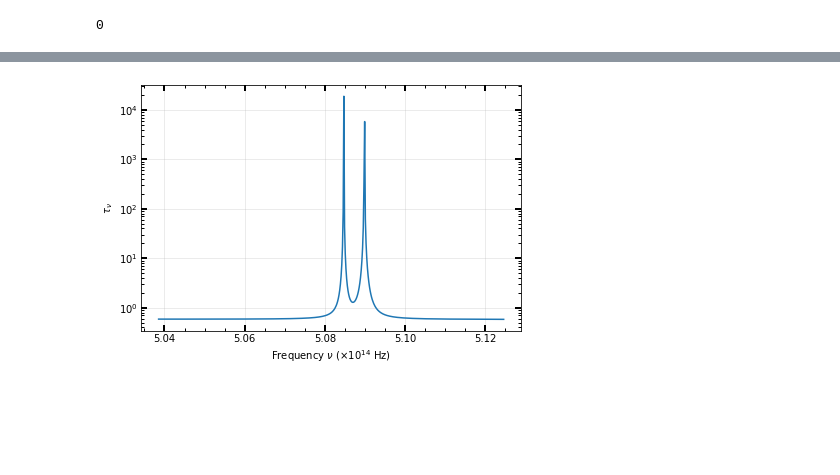
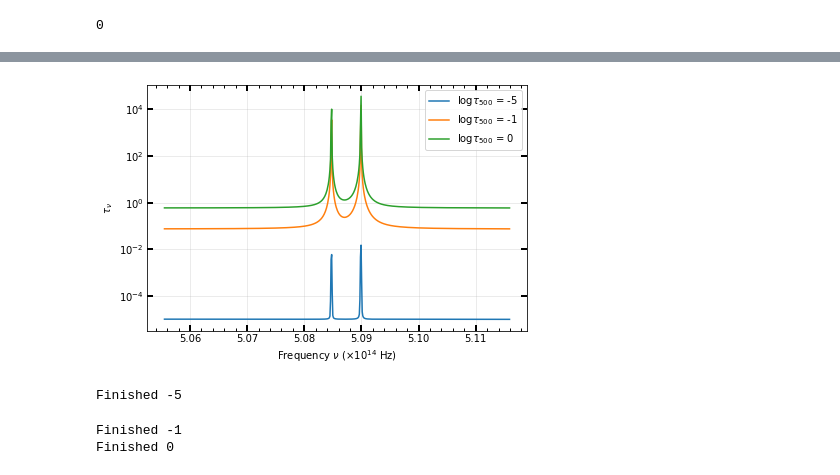
Before and after one commit to kyleneumann/Astro530, a Jupyter notebook: hw11.ipynb, the cells around one changed output, grey strips where cells are left out. Saved outputs shown, nothing was run; the diff lists cells and outputs as text; code cells hidden in the pictures; blank space fills up the shorter version.

```diff
--- a/hw11.ipynb
+++ b/hw11.ipynb
@@ -148,6 +153,7 @@ def tau_nu(t500,nu=1*u.Hz,lam = None,n_size = 0.01,tmin = None,log_bool = True,*
             pass
     if log_bool:
         t_arr = 10**(np.arange(-7.5,np.log10(t500),n_size))
+        np.insert(t_arr,0,0)
     else:
         t_arr = np.arange(0,t500+0.01*n_size,n_size)
 
@@ -243,7 +249,14 @@ tmax = 4
 n_size = 0.2
 #t500_arr = np.arange(tmin,tmax+0.01*n_size,n_size)
 t500_arr = 10**(np.arange(np.log10(tmin),np.log10(tmax),n_size))
-tn = tau_nu(tmax,lam = 5860*u.AA,n_size=n_size,tmin=tmin,log_bool=True)
+# t500_arr = np.insert(t500_arr,0,0)
+
+wave_interest = np.array([5890,5896,5910])*u.AA
+tn_arr = []
+for lamb in wave_interest:
+    tn = tau_nu(tmax,lam = lamb,n_size=n_size,tmin=tmin,log_bool=True)
+    tn_arr.append(tn)
+tn_arr = np.array(tn_arr)
 #print(tau_nu(.995,lam = 5896*u.AA,n_size=0.4,ideal_gas=True))
 # %% [output]
 [3.16227766e-08 5.01187234e-08 7.94328235e-08 1.25892541e-07
@@ -288,8 +309,14 @@ fig.savefig(output_file,bbox_inches='tight')
 # %%
 n_size = 0.3
 #t500_arr = np.arange(tmin,tmax+0.01*n_size,n_size)
-wave_arr = np.linspace(5850,5950,500)*u.AA
+wave_arr = np.linspace(5860,5930,600)*u.AA
 freq_arr = wave_arr.to(u.Hz,equivalencies=u.spectral())
-tn = tau_nu(.8,lam = wave_arr,n_size=n_size,log_bool=True)
+tau_int = np.array([-5,-1,0])
+tt_arr = []
+for tau in tau_int:
+    t = 10.0**tau
+    tn = tau_nu(t,lam = wave_arr,n_size=n_size,log_bool=True)
+    tt_arr.append(tn)
+tt_arr = np.array(tt_arr)
 #print(tau_nu(.995,lam = 5896*u.AA,n_size=0.4,ideal_gas=True))
 # %% [output]
@@ -303,28 +339,32 @@ tn = tau_nu(.8,lam = wave_arr,n_size=n_size,log_bool=True)
 # %%
 fig, ax = plt.subplots(figsize = (6,4), nrows = 1, ncols = 1)
 fig.tight_layout(h_pad=-.5)
 
 
 ax.yaxis.set_ticks_position('both')
 ax.xaxis.set_ticks_position('both')
 ax.minorticks_on()
 ax.grid(True,alpha=.3)
 
 ax.tick_params(direction='in', axis='both',which='minor',length=3,width=1)#,labelsize=8)
 ax.tick_params(direction='in',axis='both',which='major',length=6,width=2)#,labelsize=8)
 
 #ax.set_xscale("log")
 ax.set_yscale("log")
 
-ax.plot(freq_arr/10**14,tn)
+ax.plot(freq_arr/10**14,tt_arr[0],label=r"log$\tau_{500}$ = "+str(tau_int[0]))
+ax.plot(freq_arr/10**14,tt_arr[1],label=r"log$\tau_{500}$ = "+str(tau_int[1]))
+ax.plot(freq_arr/10**14,tt_arr[2],label=r"log$\tau_{500}$ = "+str(tau_int[2]))
+
+
 
 ax.set_ylabel(r"$\tau_\nu$")
 ax.set_xlabel(r"Frequency $\nu$ ($\times 10^{14}~$Hz)")
 
-# ax.legend()
+ax.legend()
 
 output_file = "plots/22b.pdf"
 
 fig.savefig(output_file,bbox_inches='tight')
 # %% [output]
-[figure, old version]
+[figure, new version]
@@ -330,0 +408,11 @@ fig.savefig(output_file,bbox_inches='tight')
+# %%
+Fv_arr = []
+for i,t500 in enumerate(tau_int):
+    Fv = emergent_flux_tau(tt_arr[i],Teff=5780*u.K,wavelength=5893*u.AA,n_size=4e-2)
+    Fv_arr.append(Fv.value)
+    print("Finished",t500)
+Fv_arr = np.array(Fv_arr)*Fv.unit
+# %% [output]
+Finished -5
+Finished -1
+Finished 0
```
Also changed, not shown: parts of 33 cells of this notebook, 3 other files.
